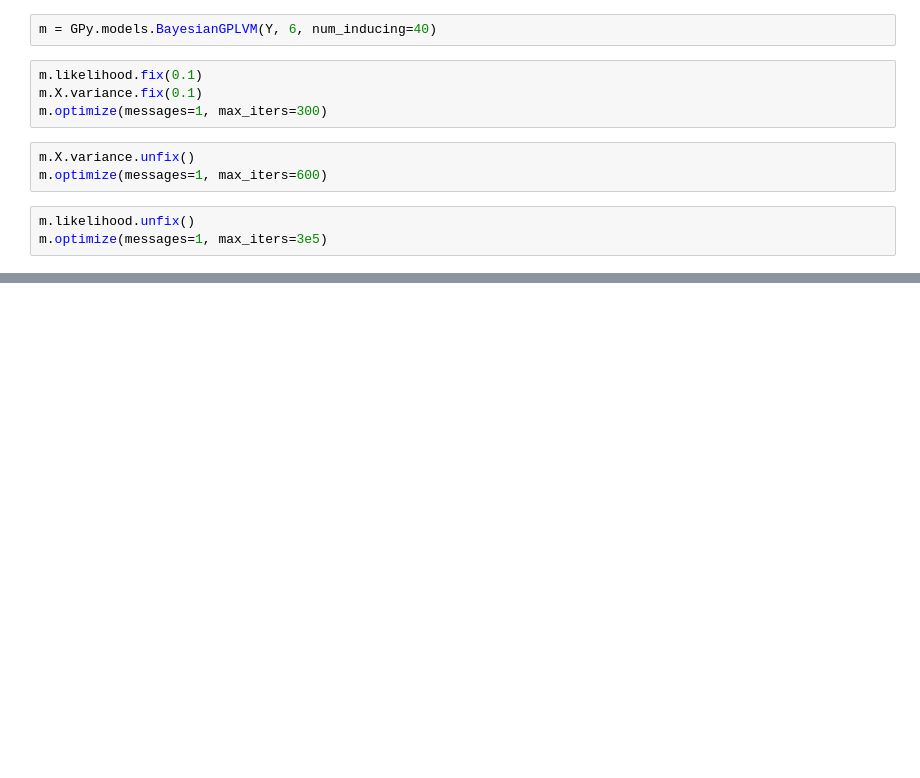
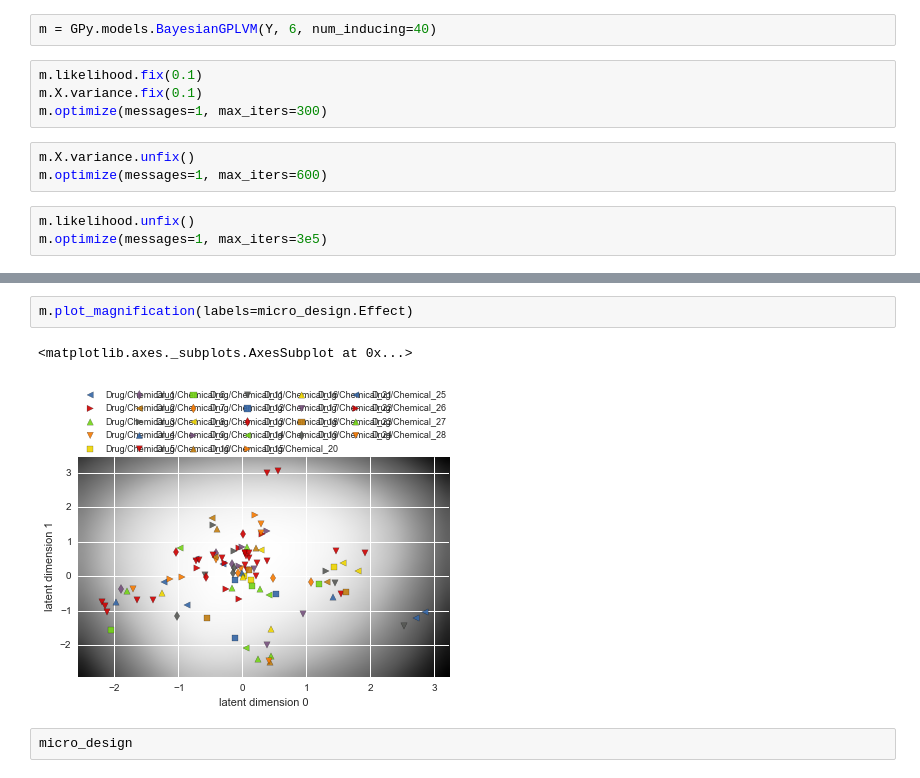
Before and after one commit to mzwiessele/MLPMMarchRetreat2016, a Jupyter notebook: py_notebooks/BGPLVM.ipynb, the cells around one changed output, grey strips where cells are left out. Drawn from its saved outputs; the diff is of its cells as text; blank space fills up the shorter version.

```diff
--- a/py_notebooks/BGPLVM.ipynb
+++ b/py_notebooks/BGPLVM.ipynb
@@ -44,0 +37,7 @@ m.kern.plot_ARD()
+# %%
+m.plot_magnification(labels=micro_design.Effect)
+# %% [output]
+<matplotlib.axes._subplots.AxesSubplot at 0x...>
+[figure, added]
+# %%
+micro_design
```
Also changed, not shown: parts of 4 cells of this notebook, 1 other file.
